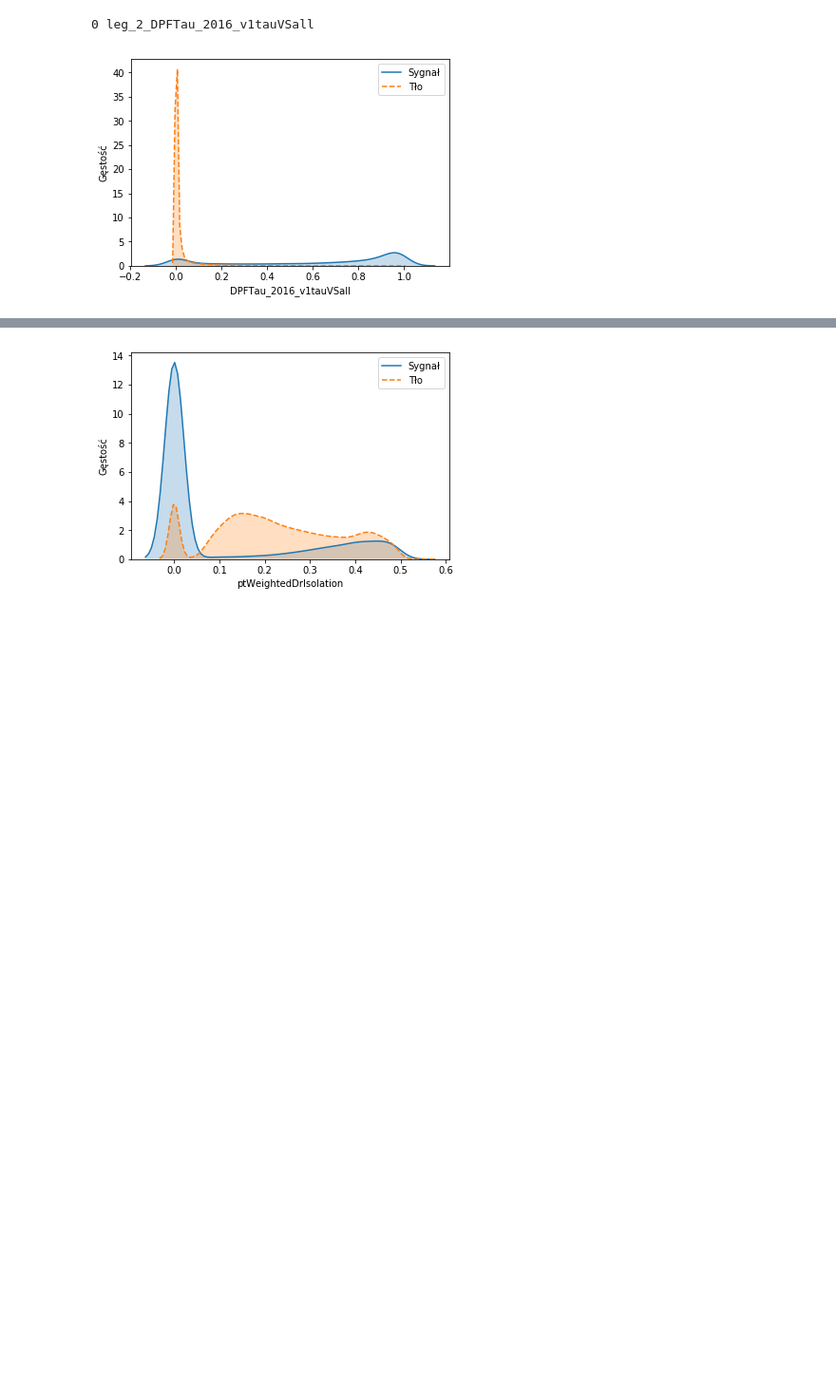
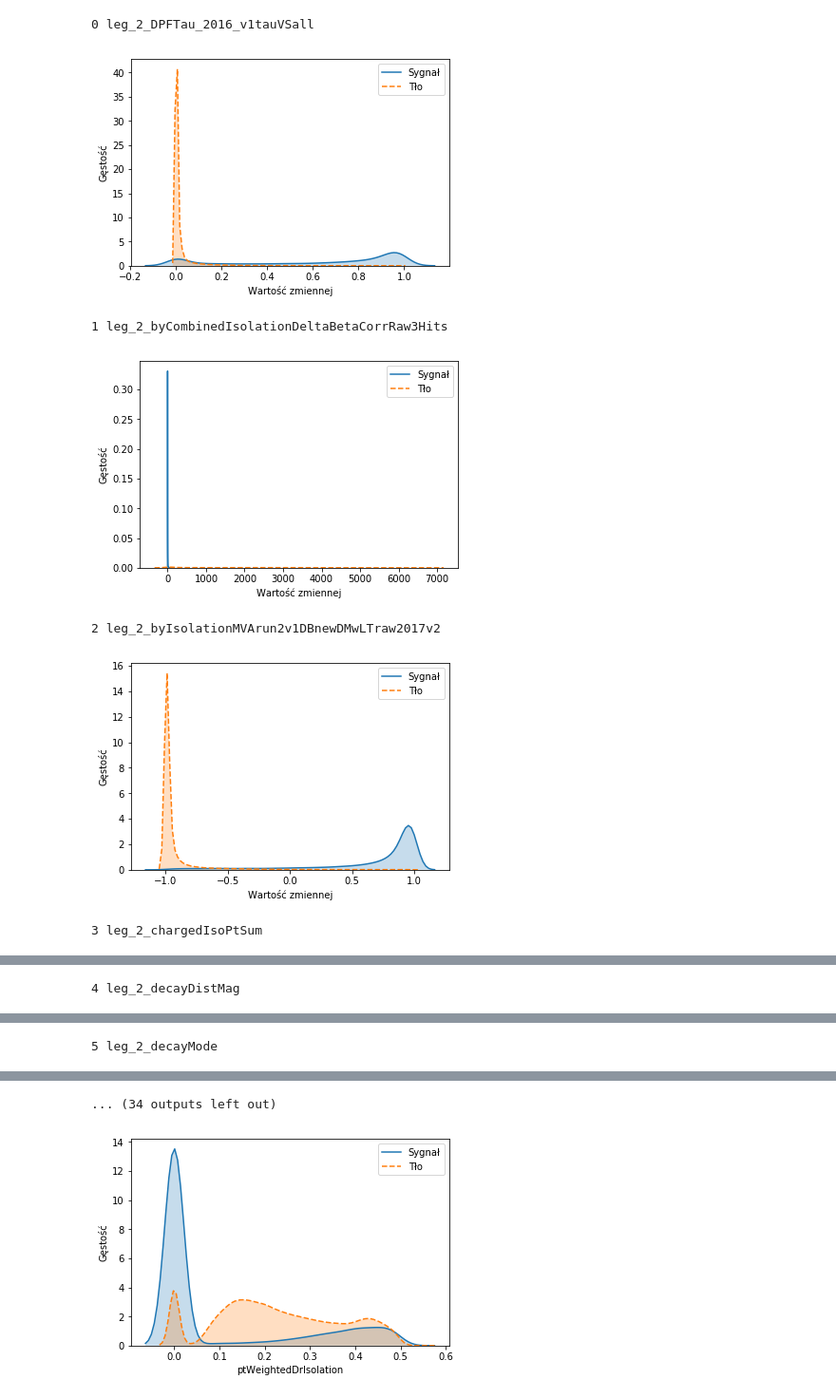
Before and after one commit to byrolew/licencjat, a Jupyter notebook: densities.ipynb, the cells around one changed output, grey strips where cells are left out. Shown at 95% size. Saved outputs shown, nothing was run; the diff lists cells and outputs as text; code cells hidden in the pictures; blank space fills up the shorter version.

```diff
--- a/densities.ipynb
+++ b/densities.ipynb
@@ -14,12 +14,19 @@ y = np.squeeze(data_dict["not_shuffled_labels"])
 # %%
 for i, col in enumerate(data_dict["feature_names"]):
     print(i, col)
+    plt.figure(figsize=(6, 4))
     sns.kdeplot(X[y == 1, i], label="Sygnał", shade=True)
     sns.kdeplot(X[y == 0, i], linestyle="dashed", label="Tło", shade=True)
-    plt.xlabel(col[6:])
+    plt.xlabel("Wartość zmiennej")
     plt.ylabel("Gęstość")
+    plt.savefig("praca/difference_" + col[6:] + ".png", dpi=500)
     plt.show()
-    break
+#     break
 # %% [output]
 0 leg_2_DPFTau_2016_v1tauVSall
-[figure, old version]
+[figure, new version]
+1 leg_2_byCombinedIsolationDeltaBetaCorrRaw3Hits
+[figure, added]
+2 leg_2_byIsolationMVArun2v1DBnewDMwLTraw2017v2
+[figure, added]
+3 leg_2_chargedIsoPtSum
@@ -25,0 +34 @@ for i, col in enumerate(data_dict["feature_names"]):
+4 leg_2_decayDistMag
@@ -25,0 +36 @@ for i, col in enumerate(data_dict["feature_names"]):
+5 leg_2_decayMode
@@ -26,3 +38,4 @@ for i, col in enumerate(data_dict["feature_names"]):
+... (34 outputs left out)
 # %%
 i = 20
 col = "leg_2_ptWeightedDrIsolation"
```
Also changed, not shown: parts of 1 cell of this notebook, 57 other files.
